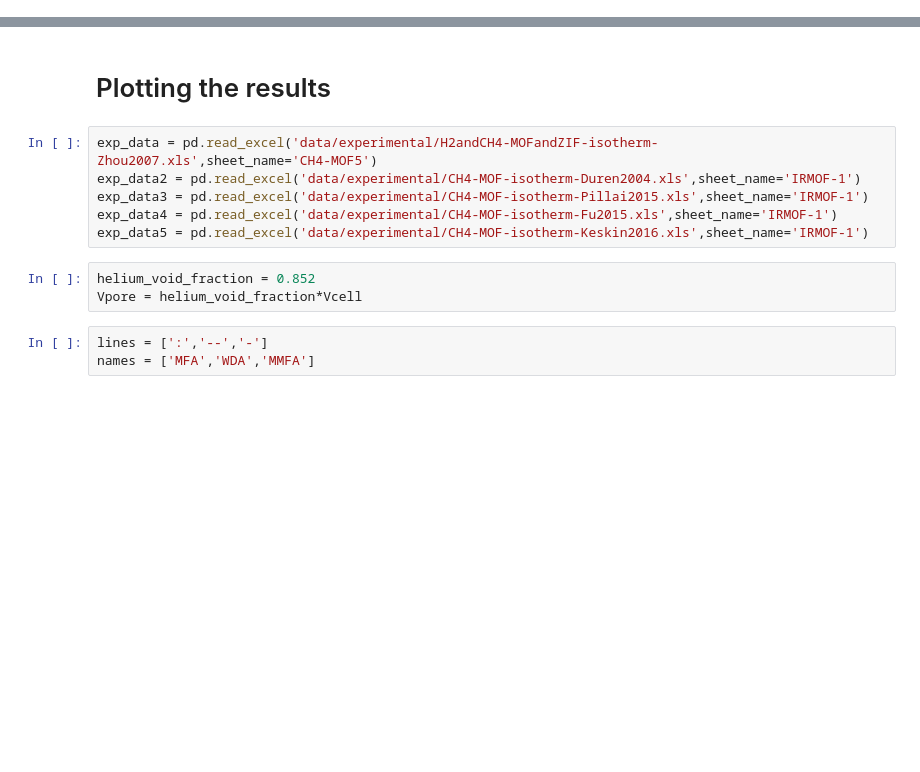
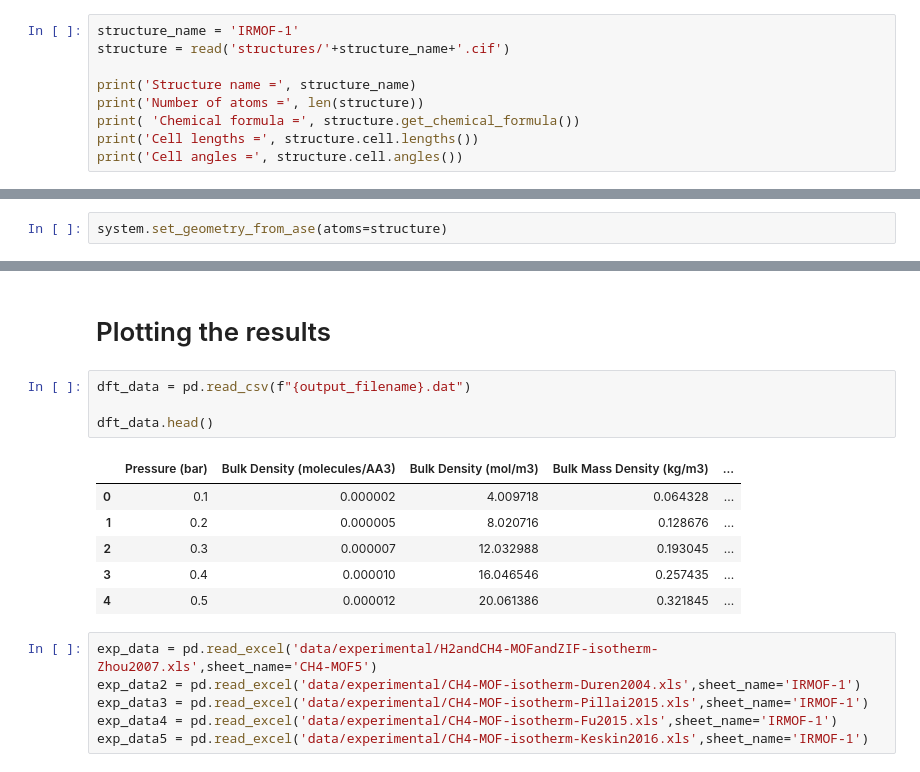
Before and after one commit to elvissoares/PyDFTlj, a Jupyter notebook: examples/Example5-Adsorption3D_CH4_on_MOFs.ipynb, the cells around one changed output, grey strips where cells are left out. Cells and saved outputs as stored; diff of their text form; blank space fills up the shorter version.

```diff
--- a/examples/Example5-Adsorption3D_CH4_on_MOFs.ipynb
+++ b/examples/Example5-Adsorption3D_CH4_on_MOFs.ipynb
@@ -96,0 +43,9 @@ Ngrid = DFTMMFA.Ngrid[0]
+# %%
+structure_name = 'IRMOF-1'
+structure = read('structures/'+structure_name+'.cif')
+
+print('Structure name =', structure_name)
+print('Number of atoms =', len(structure))
+print( 'Chemical formula =', structure.get_chemical_formula())
+print('Cell lengths =', structure.cell.lengths())
+print('Cell angles =', structure.cell.angles())
@@ -96,0 +68,2 @@ Ngrid = DFTMMFA.Ngrid[0]
+# %%
+system.set_geometry_from_ase(atoms=structure)
@@ -245,14 +144,19 @@ plt.show()
 # %% [markdown]
 # Plotting the results
+# %%
+dft_data = pd.read_csv(f"{output_filename}.dat")
+
+dft_data.head()
+# %% [output]
+|  | Pressure (bar) | Bulk Density (molecules/AA3) | Bulk Density (mol/m3) | Bulk Mass Density (kg/m3) | ... |
+| 0 | 0.1 | 0.000002 | 4.009718 | 0.064328 | ... |
+| 1 | 0.2 | 0.000005 | 8.020716 | 0.128676 | ... |
+| 2 | 0.3 | 0.000007 | 12.032988 | 0.193045 | ... |
+| 3 | 0.4 | 0.000010 | 16.046546 | 0.257435 | ... |
+| 4 | 0.5 | 0.000012 | 20.061386 | 0.321845 | ... |
 # %%
 exp_data = pd.read_excel('data/experimental/H2andCH4-MOFandZIF-isotherm-Zhou2007.xls',sheet_name='CH4-MOF5')
 exp_data2 = pd.read_excel('data/experimental/CH4-MOF-isotherm-Duren2004.xls',sheet_name='IRMOF-1')
 exp_data3 = pd.read_excel('data/experimental/CH4-MOF-isotherm-Pillai2015.xls',sheet_name='IRMOF-1')
 exp_data4 = pd.read_excel('data/experimental/CH4-MOF-isotherm-Fu2015.xls',sheet_name='IRMOF-1')
 exp_data5 = pd.read_excel('data/experimental/CH4-MOF-isotherm-Keskin2016.xls',sheet_name='IRMOF-1')
-# %%
-helium_void_fraction = 0.852
-Vpore = helium_void_fraction*Vcell
-# %%
-lines = [':','--','-']
-names = ['MFA','WDA','MMFA']
```
Also changed, not shown: parts of 51 cells of this notebook, 19 other files.
